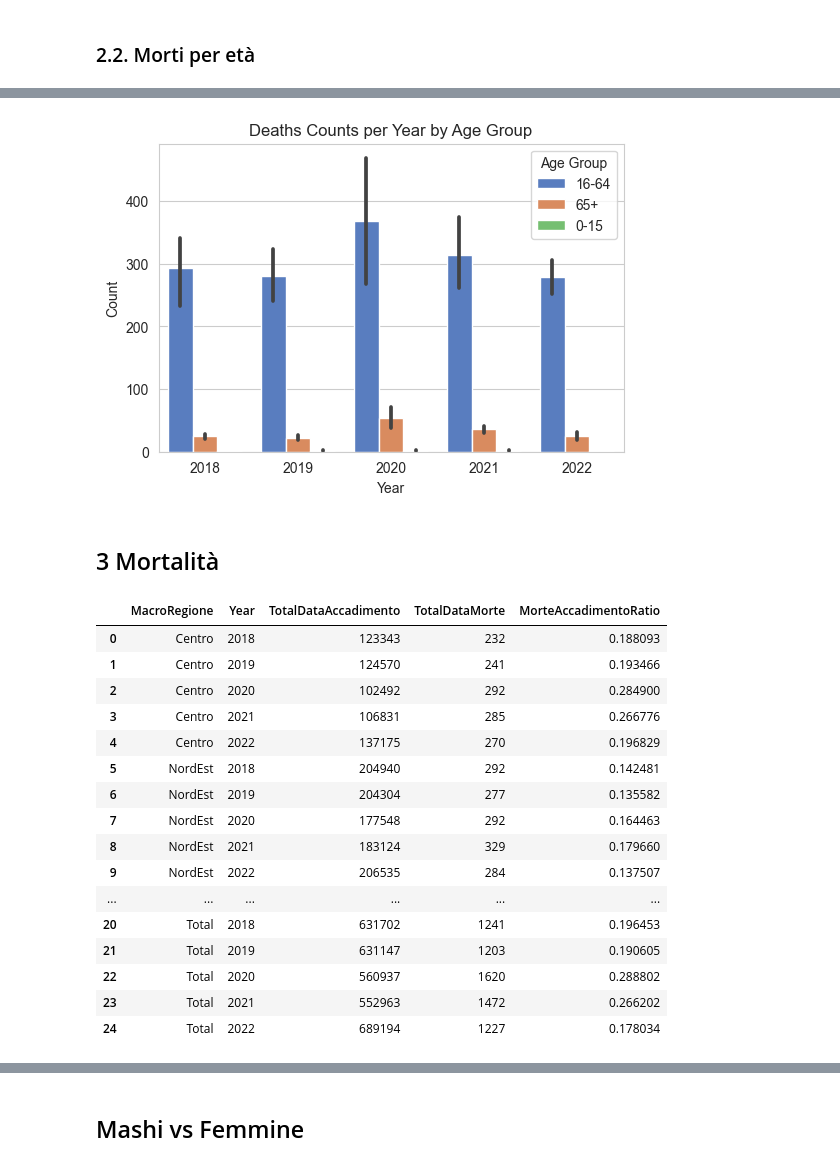
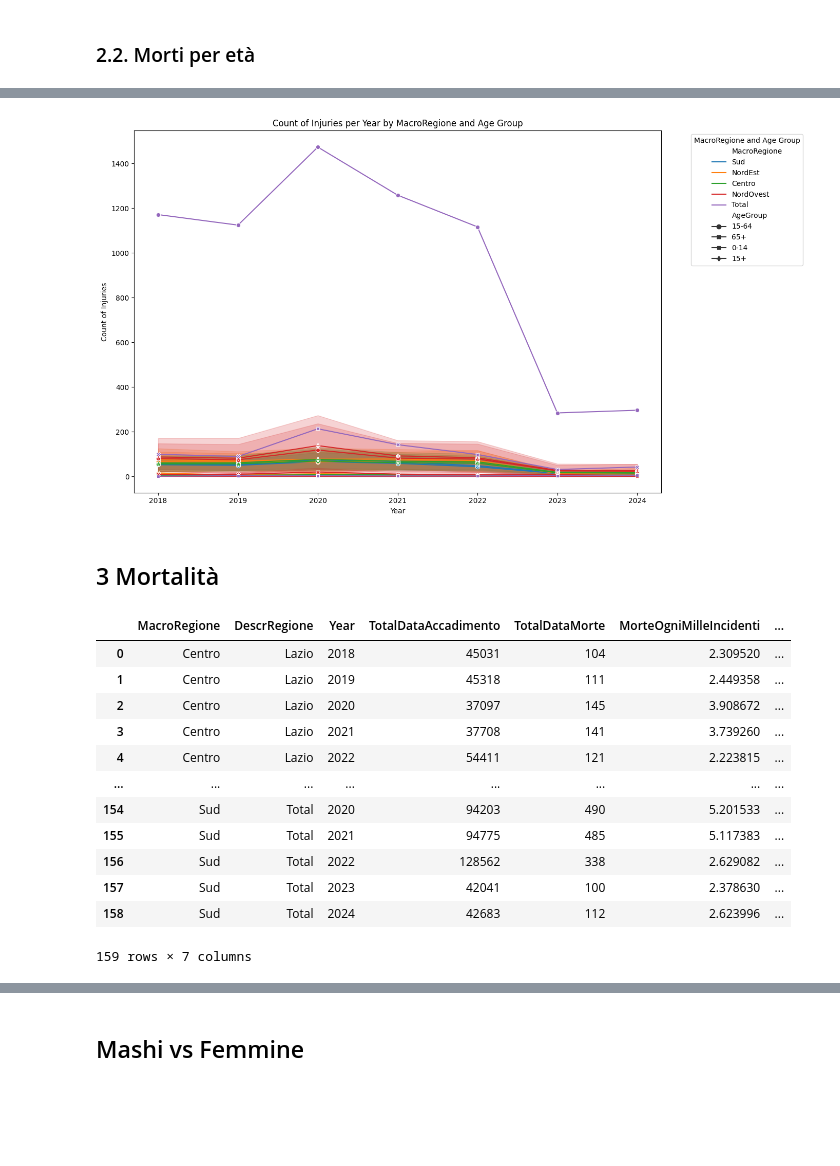
Before and after one commit to ChiaraParravicini/RiskWatchItalia, a Jupyter notebook: analysis.ipynb, the cells around one changed output, grey strips where cells are left out. Cells and saved outputs as stored; diff of their text form; code cells hidden in the pictures; blank space fills up the shorter version.

```diff
--- a/analysis.ipynb
+++ b/analysis.ipynb
@@ -238,4 +251,4 @@ See the caveats in the documentation: https://pandas.pydata.org/pandas-docs/stab
   df[col] = pd.to_datetime(df[col], format=date_format).dt.strftime('%Y-%m-%d')
 # %%
 # Concatenate all DataFrames in filtered_dfs into one DataFrame
-concatenated_df = pd.concat(filtered_dfs.values(), ignore_index=True)
+concatenated_df_20 = pd.concat(filtered_dfs.values(), ignore_index=True)
@@ -293,0 +492,8 @@ concatenated_df
+# %%
+date_columns = ['DataRilevazione', 'DataProtocollo', 'DataAccadimento', 'DataMorte']
+date_format = '%d/%m/%Y'
+# date_format_2 = '%Y/'
+
+for df_name, df in filtered_dfs.items():
+    for col in date_columns:
+        df[col] = pd.to_datetime(df[col], format=date_format).dt.strftime('%Y-%m-%d')
@@ -293,0 +518,3 @@ concatenated_df
+# %%
+# Concatenate all DataFrames in filtered_dfs into one DataFrame
+concatenated_df_23 = pd.concat(filtered_dfs.values(), ignore_index=True)
@@ -294,3 +632,15 @@ concatenated_df
+# %%
+# List of columns to be removed
+columns_to_remove = [
+    'SettoreAttivitaEconomica',
+    'LuogoNascita',
+    'DescrDecisioneIstruttoriaEsitoMortale',
+    'GradoMenomazione',
+    'DecisioneIstruttoriaEsitoMortale'
+]
+
+# Remove the specified columns from concatenated_df
+concatenated_df.drop(columns=columns_to_remove, inplace=True)
 # %% [markdown]
 ## 1. Numero incidenti
 # %%
@@ -637,18 +1083,25 @@ deaths_per_year_region_age
 # %%
 import pandas as pd
+import matplotlib.pyplot as plt
 import seaborn as sns
-import matplotlib.pyplot as plt
 
 # Plotting
-plt.figure(figsize=(6, 4))
-sns.barplot(x='Year', y='Count', hue='AgeGroup', data=deaths_per_year_region_age, palette='muted')
-plt.title('Deaths Counts per Year by Age Group')
+plt.figure(figsize=(14, 8))
+
+# Use seaborn to create a line plot
+sns.lineplot(data=deaths_per_year_region_age, x='Year', y='Count', hue='MacroRegione', style='AgeGroup', markers=True, dashes=False)
+
+# Adding title and labels
+plt.title('Count of Injuries per Year by MacroRegione and Age Group')
 plt.xlabel('Year')
-plt.ylabel('Count')
-plt.legend(title='Age Group')
+plt.ylabel('Count of Injuries')
+plt.legend(title='MacroRegione and Age Group', bbox_to_anchor=(1.05, 1), loc='upper left')
+
+# Show the plot
+plt.tight_layout()
 plt.show()
 # %% [output]
-[figure, old version]
+[figure, new version]
 # %% [markdown]
 ## 3 Mortalità
 # %%
@@ -694,23 +1151,21 @@ total_values['MorteAccadimentoRatio'] = (total_values['TotalDataMorte'] / total_
 merged_counts = pd.concat([merged_counts, total_values], ignore_index=True)
 # %%
 # Print the final DataFrame for verification
-merged_counts
+mortalita = merged_counts
+
+mortalita
 # %% [output]
-|  | MacroRegione | Year | TotalDataAccadimento | TotalDataMorte | MorteAccadimentoRatio |
-| 0 | Centro | 2018 | 123343 | 232 | 0.188093 |
-| 1 | Centro | 2019 | 124570 | 241 | 0.193466 |
-| 2 | Centro | 2020 | 102492 | 292 | 0.284900 |
-| 3 | Centro | 2021 | 106831 | 285 | 0.266776 |
-| 4 | Centro | 2022 | 137175 | 270 | 0.196829 |
-| 5 | NordEst | 2018 | 204940 | 292 | 0.142481 |
-| 6 | NordEst | 2019 | 204304 | 277 | 0.135582 |
-| 7 | NordEst | 2020 | 177548 | 292 | 0.164463 |
-| 8 | NordEst | 2021 | 183124 | 329 | 0.179660 |
-| 9 | NordEst | 2022 | 206535 | 284 | 0.137507 |
-| ... | ... | ... | ... | ... | ... |
-| 20 | Total | 2018 | 631702 | 1241 | 0.196453 |
-| 21 | Total | 2019 | 631147 | 1203 | 0.190605 |
-| 22 | Total | 2020 | 560937 | 1620 | 0.288802 |
-| 23 | Total | 2021 | 552963 | 1472 | 0.266202 |
-| 24 | Total | 2022 | 689194 | 1227 | 0.178034 |
+|  | MacroRegione | DescrRegione | Year | TotalDataAccadimento | TotalDataMorte | MorteOgniMilleIncidenti | ... |
+| 0 | Centro | Lazio | 2018 | 45031 | 104 | 2.309520 | ... |
+| 1 | Centro | Lazio | 2019 | 45318 | 111 | 2.449358 | ... |
+| 2 | Centro | Lazio | 2020 | 37097 | 145 | 3.908672 | ... |
+| 3 | Centro | Lazio | 2021 | 37708 | 141 | 3.739260 | ... |
+| 4 | Centro | Lazio | 2022 | 54411 | 121 | 2.223815 | ... |
+| ... | ... | ... | ... | ... | ... | ... | ... |
+| 154 | Sud | Total | 2020 | 94203 | 490 | 5.201533 | ... |
+| 155 | Sud | Total | 2021 | 94775 | 485 | 5.117383 | ... |
+| 156 | Sud | Total | 2022 | 128562 | 338 | 2.629082 | ... |
+| 157 | Sud | Total | 2023 | 42041 | 100 | 2.378630 | ... |
+| 158 | Sud | Total | 2024 | 42683 | 112 | 2.623996 | ... |
+159 rows × 7 columns
 # %%
```
Also changed, not shown: parts of 196 cells of this notebook.
